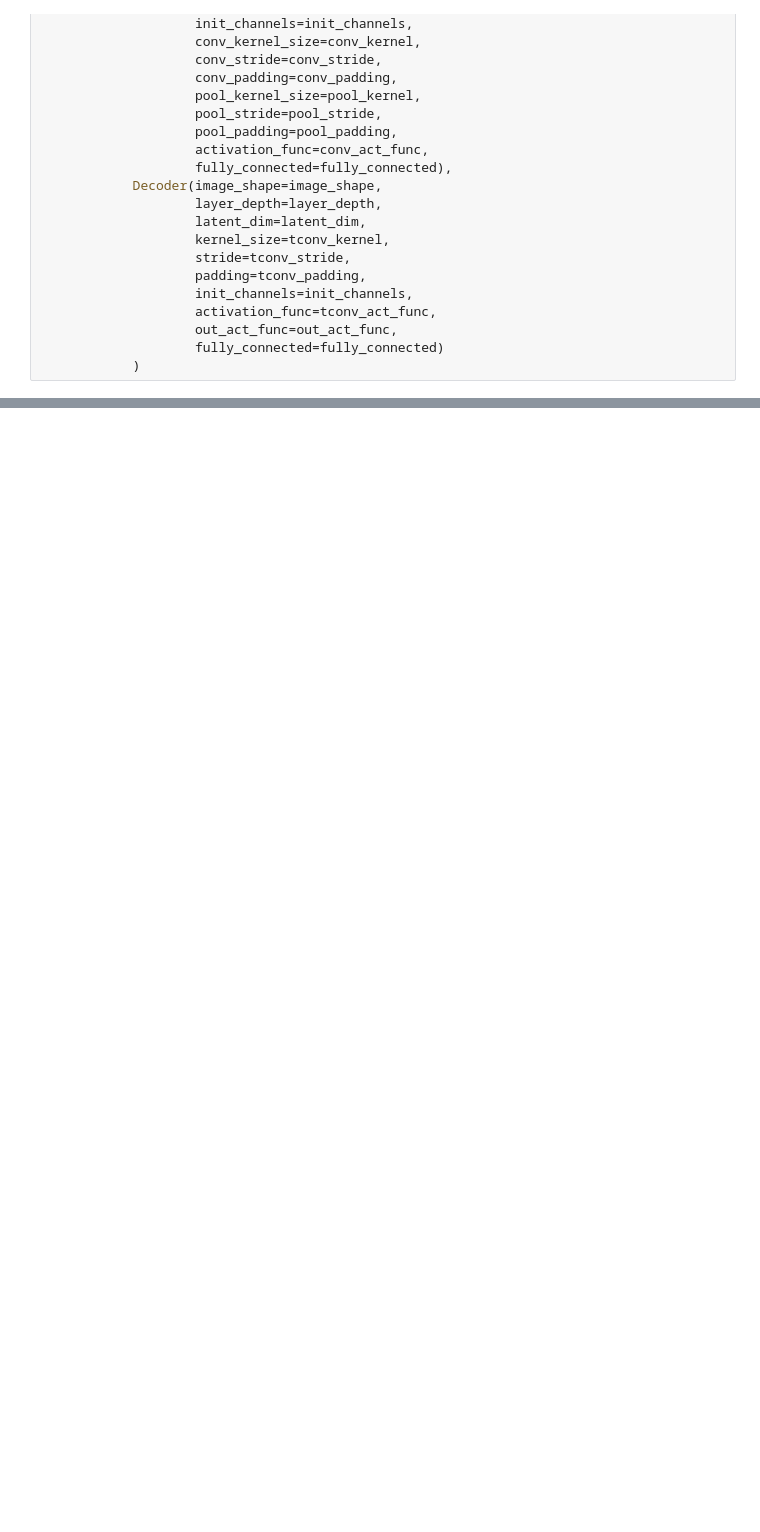
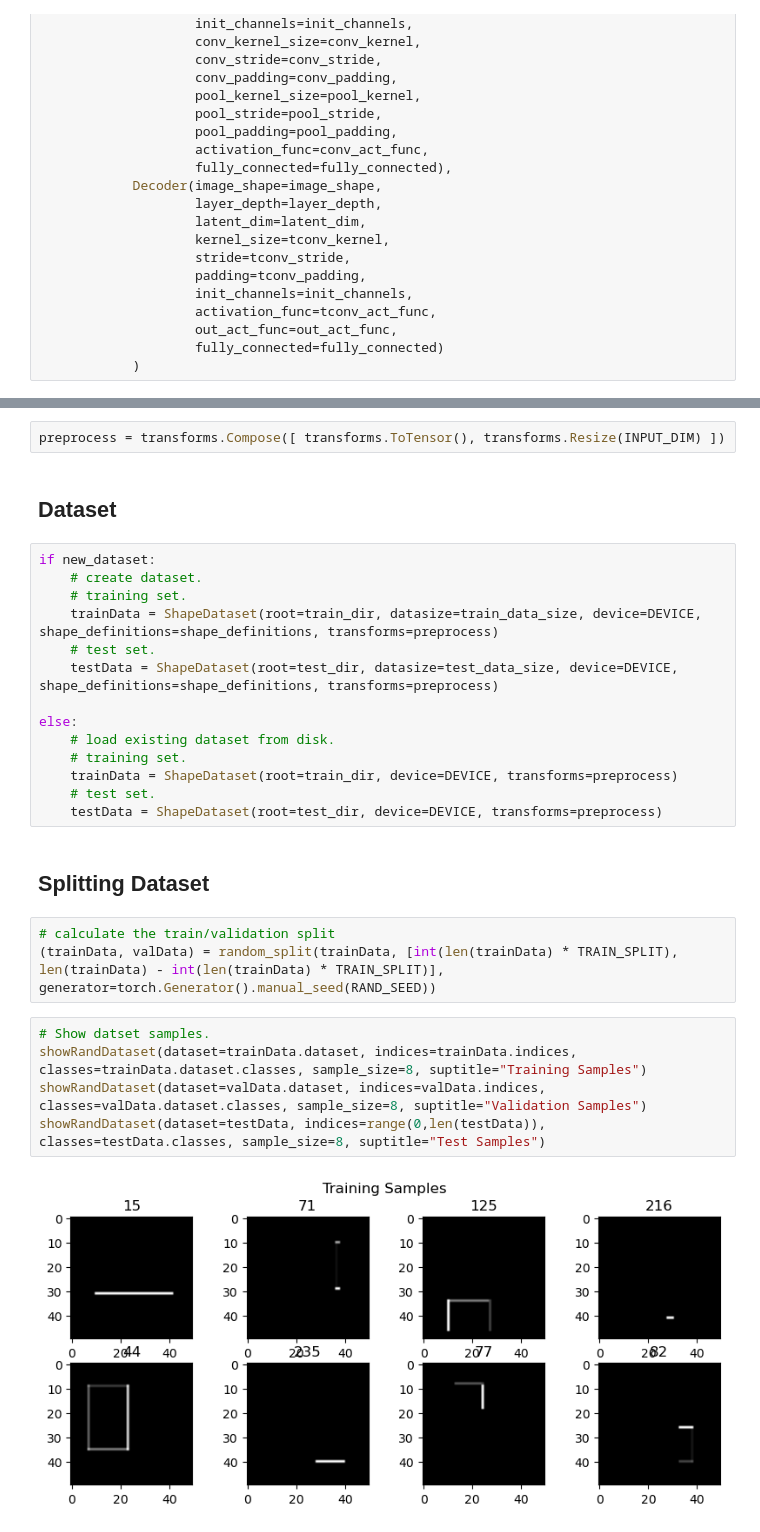
Before and after one commit to rapee9999/LearnCV, a Jupyter notebook: ML/auto-encoder.ipynb, the cells around one changed output, grey strips where cells are left out. Drawn from its saved outputs; the diff is of its cells as text; blank space fills up the shorter version.

Commit message:
train ae

```diff
--- a/ML/auto-encoder.ipynb
+++ b/ML/auto-encoder.ipynb
@@ -305,0 +596,30 @@ Estimated Total Size (MB): 5.19
+# %%
+preprocess = transforms.Compose([ transforms.ToTensor(), transforms.Resize(INPUT_DIM) ])
+# %% [markdown]
+## Dataset
+# %%
+if new_dataset:
+    # create dataset.
+    # training set.
+    trainData = ShapeDataset(root=train_dir, datasize=train_data_size, device=DEVICE, shape_definitions=shape_definitions, transforms=preprocess)
+    # test set.
+    testData = ShapeDataset(root=test_dir, datasize=test_data_size, device=DEVICE, shape_definitions=shape_definitions, transforms=preprocess)
+
+else:
+    # load existing dataset from disk.
+    # training set.
+    trainData = ShapeDataset(root=train_dir, device=DEVICE, transforms=preprocess)
+    # test set.
+    testData = ShapeDataset(root=test_dir, device=DEVICE, transforms=preprocess)
+# %% [markdown]
+## Splitting Dataset
+# %%
+# calculate the train/validation split
+(trainData, valData) = random_split(trainData, [int(len(trainData) * TRAIN_SPLIT), len(trainData) - int(len(trainData) * TRAIN_SPLIT)], generator=torch.Generator().manual_seed(RAND_SEED))
+# %%
+# Show datset samples.
+showRandDataset(dataset=trainData.dataset, indices=trainData.indices, classes=trainData.dataset.classes, sample_size=8, suptitle="Training Samples")
+showRandDataset(dataset=valData.dataset, indices=valData.indices, classes=valData.dataset.classes, sample_size=8, suptitle="Validation Samples")
+showRandDataset(dataset=testData, indices=range(0,len(testData)), classes=testData.classes, sample_size=8, suptitle="Test Samples")
+# %% [output]
+[figure, added]
```
Also changed, not shown: parts of 34 cells of this notebook.
